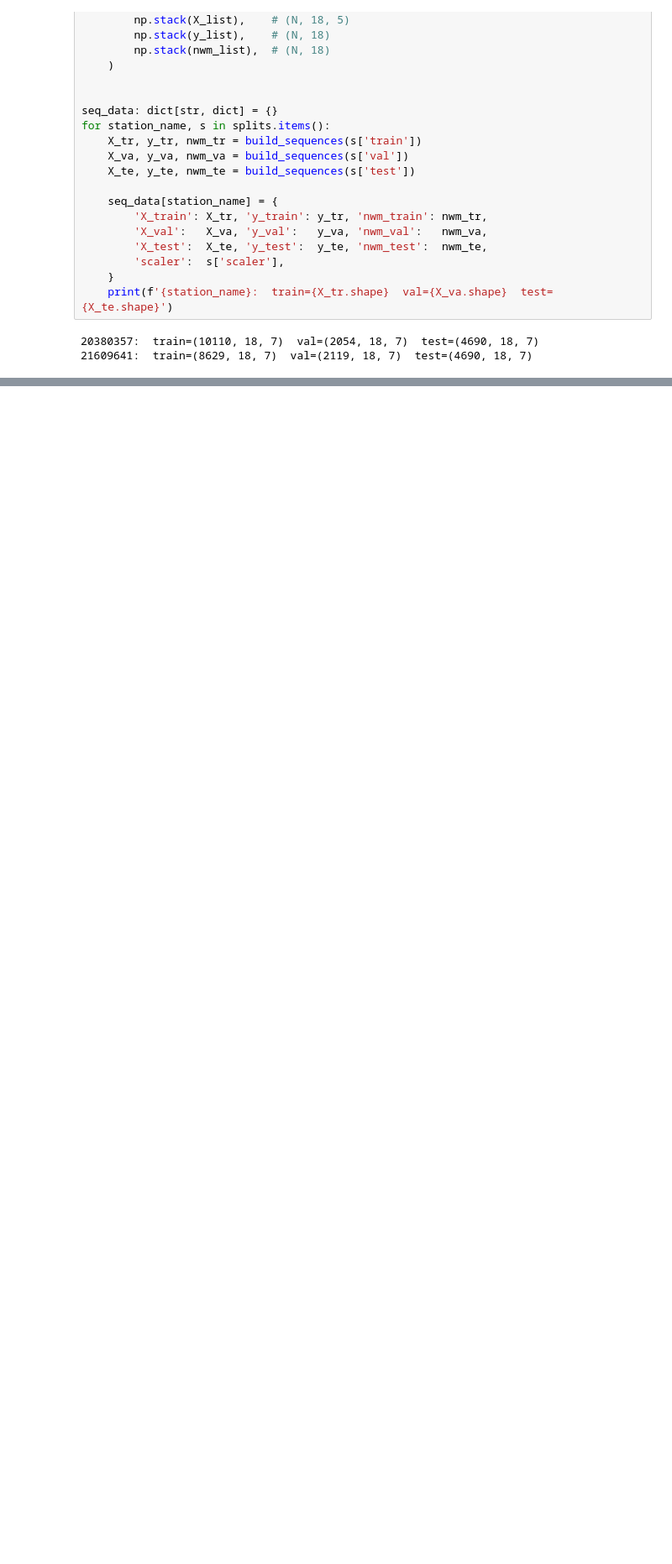
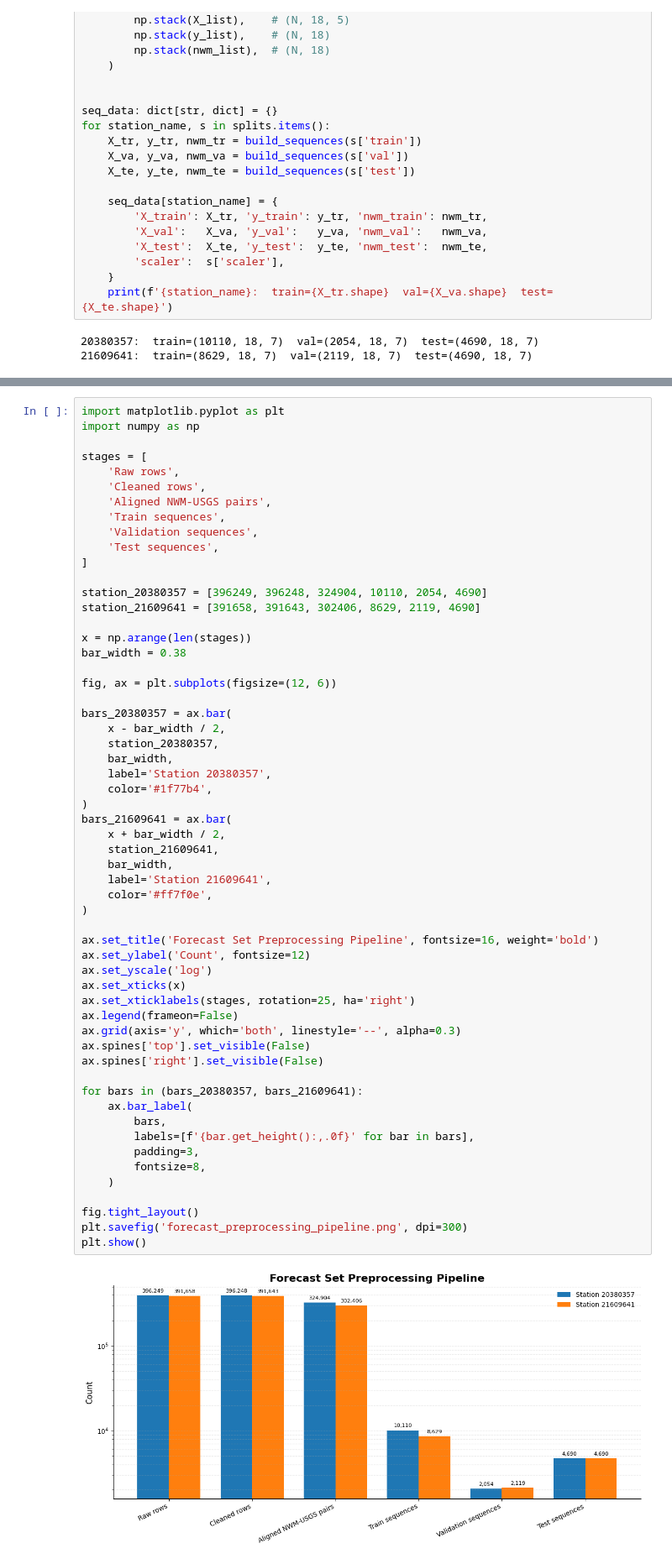
Before and after one commit to malloryr810/AI-Final-Project-GroupRRM, a Jupyter notebook: Forecastset.ipynb, the cells around one changed output, grey strips where cells are left out. Shown at 84% size. Cells and saved outputs as stored; diff of their text form; blank space fills up the shorter version.

Commit message:
Add forecast preprocessing diagrams

```diff
--- a/Forecastset.ipynb
+++ b/Forecastset.ipynb
@@ -702,0 +703,59 @@ plt.show()
+# %%
+import matplotlib.pyplot as plt
+import numpy as np
+
+stages = [
+    'Raw rows',
+    'Cleaned rows',
+    'Aligned NWM-USGS pairs',
+    'Train sequences',
+    'Validation sequences',
+    'Test sequences',
+]
+
+station_20380357 = [396249, 396248, 324904, 10110, 2054, 4690]
+station_21609641 = [391658, 391643, 302406, 8629, 2119, 4690]
+
+x = np.arange(len(stages))
+bar_width = 0.38
+
+fig, ax = plt.subplots(figsize=(12, 6))
+
+bars_20380357 = ax.bar(
+    x - bar_width / 2,
+    station_20380357,
+    bar_width,
+    label='Station 20380357',
+    color='#1f77b4',
+)
+bars_21609641 = ax.bar(
+    x + bar_width / 2,
+    station_21609641,
+    bar_width,
+    label='Station 21609641',
+    color='#ff7f0e',
+)
+
+ax.set_title('Forecast Set Preprocessing Pipeline', fontsize=16, weight='bold')
+ax.set_ylabel('Count', fontsize=12)
+ax.set_yscale('log')
+ax.set_xticks(x)
+ax.set_xticklabels(stages, rotation=25, ha='right')
+ax.legend(frameon=False)
+ax.grid(axis='y', which='both', linestyle='--', alpha=0.3)
+ax.spines['top'].set_visible(False)
+ax.spines['right'].set_visible(False)
+
+for bars in (bars_20380357, bars_21609641):
+    ax.bar_label(
+        bars,
+        labels=[f'{bar.get_height():,.0f}' for bar in bars],
+        padding=3,
+        fontsize=8,
+    )
+
+fig.tight_layout()
+plt.savefig('forecast_preprocessing_pipeline.png', dpi=300)
+plt.show()
+# %% [output]
+[figure, added]
```
Also changed, not shown: parts of 6 cells of this notebook, 5 other files.
